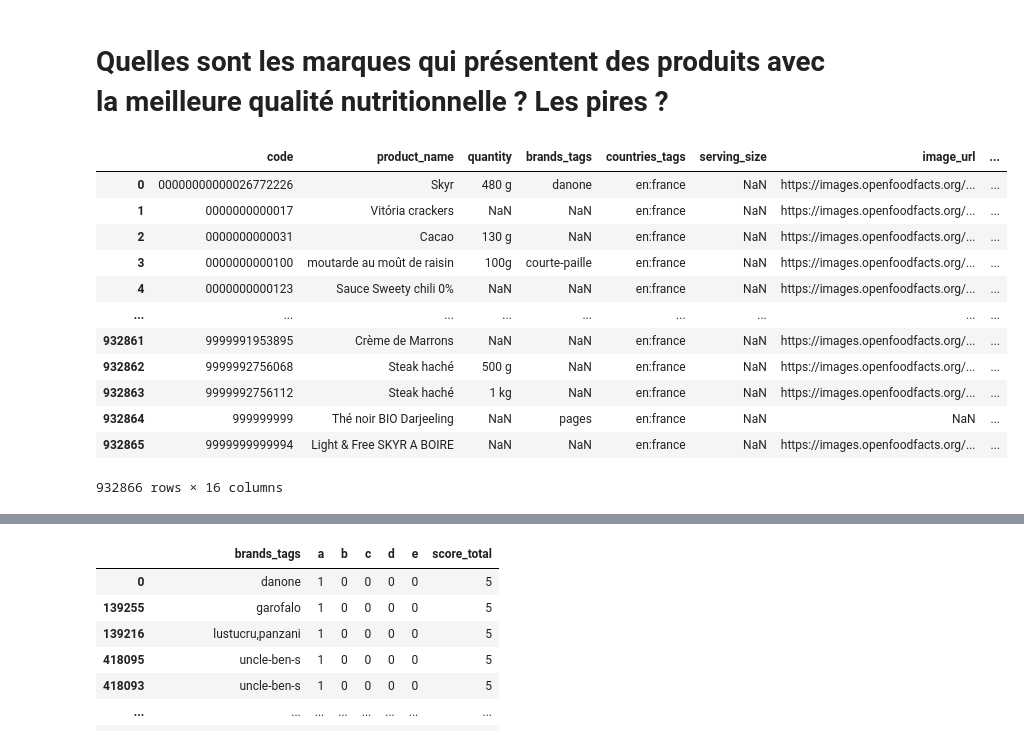
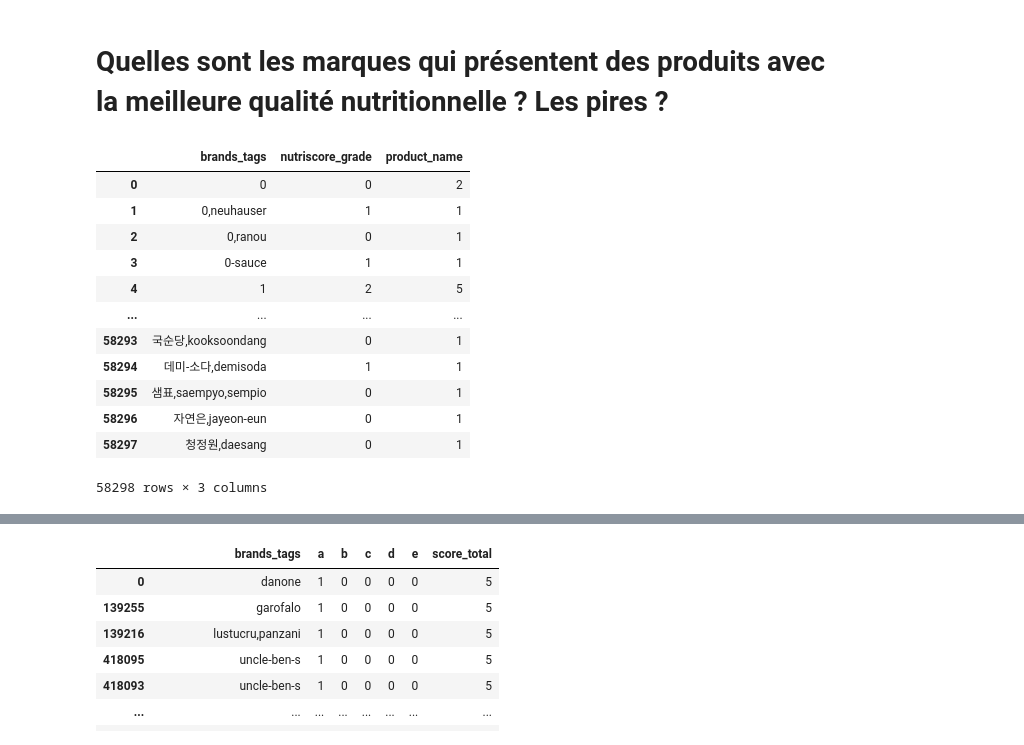
Before and after one commit to GrandMarabout/Analyse-UFC-que-choisir, a Jupyter notebook: Projet sur l'analyse de la qualité des produits alimentaires-Copy1.ipynb, the cells around one changed output, grey strips where cells are left out. Drawn from its saved outputs; the diff is of its cells as text; code cells hidden in the pictures.

```diff
--- a/Projet sur l'analyse de la qualité des produits alimentaires-Copy1.ipynb
+++ b/Projet sur l'analyse de la qualité des produits alimentaires-Copy1.ipynb
@@ -248,21 +262,21 @@ nocif["sum"].plot.bar(title="10 marques qui ont le plus recours aux additifs noc
 # %% [markdown]
 # Quelles sont les marques qui présentent des produits avec la meilleure qualité nutritionnelle ? Les pires ?
 # %%
-quali
+quali_a
 # %% [output]
-|  | code | product_name | quantity | brands_tags | countries_tags | serving_size | image_url | ... |
-| 0 | 00000000000026772226 | Skyr | 480 g | danone | en:france | NaN | https://images.openfoodfacts.org/... | ... |
-| 1 | 0000000000017 | Vitória crackers | NaN | NaN | en:france | NaN | https://images.openfoodfacts.org/... | ... |
-| 2 | 0000000000031 | Cacao | 130 g | NaN | en:france | NaN | https://images.openfoodfacts.org/... | ... |
-| 3 | 0000000000100 | moutarde au moût de raisin | 100g | courte-paille | en:france | NaN | https://images.openfoodfacts.org/... | ... |
-| 4 | 0000000000123 | Sauce Sweety chili 0% | NaN | NaN | en:france | NaN | https://images.openfoodfacts.org/... | ... |
-| ... | ... | ... | ... | ... | ... | ... | ... | ... |
-| 932861 | 9999991953895 | Crème de Marrons | NaN | NaN | en:france | NaN | https://images.openfoodfacts.org/... | ... |
-| 932862 | 9999992756068 | Steak haché | 500 g | NaN | en:france | NaN | https://images.openfoodfacts.org/... | ... |
-| 932863 | 9999992756112 | Steak haché | 1 kg | NaN | en:france | NaN | https://images.openfoodfacts.org/... | ... |
-| 932864 | 999999999 | Thé noir BIO Darjeeling | NaN | pages | en:france | NaN | NaN | ... |
-| 932865 | 9999999999994 | Light & Free SKYR A BOIRE | NaN | NaN | en:france | NaN | https://images.openfoodfacts.org/... | ... |
+|  | brands_tags | nutriscore_grade | product_name |
+| 0 | 0 | 0 | 2 |
+| 1 | 0,neuhauser | 1 | 1 |
+| 2 | 0,ranou | 0 | 1 |
+| 3 | 0-sauce | 1 | 1 |
+| 4 | 1 | 2 | 5 |
+| ... | ... | ... | ... |
+| 58293 | 국순당,kooksoondang | 0 | 1 |
+| 58294 | 데미-소다,demisoda | 1 | 1 |
+| 58295 | 샘표,saempyo,sempio | 0 | 1 |
+| 58296 | 자연은,jayeon-eun | 0 | 1 |
+| 58297 | 청정원,daesang | 0 | 1 |
-932866 rows × 16 columns
+58298 rows × 3 columns
 # %%
 #Créer un nouveau DF combiné
 
```
Also changed, not shown: parts of 29 cells of this notebook.
